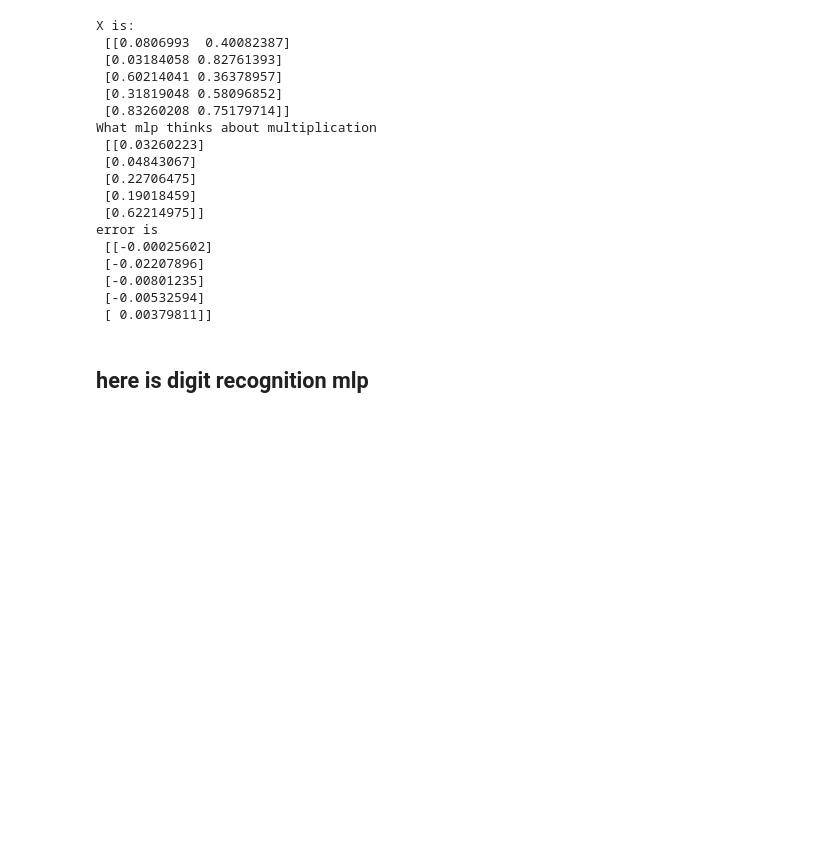
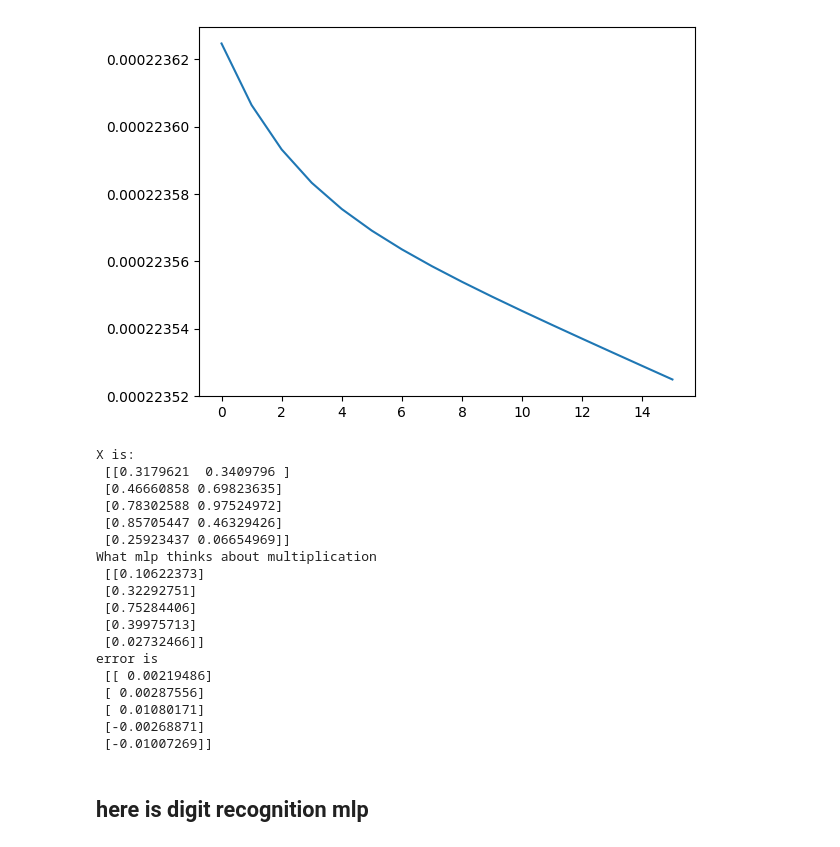
Before and after one commit to a-arakelian/first-steps-in-ML, a Jupyter notebook: handwritten_digit_recognition/mlp.ipynb, the cells around one changed output. Saved outputs shown, nothing was run; the diff lists cells and outputs as text; code cells hidden in the pictures; blank space fills up the shorter version.

```diff
--- a/handwritten_digit_recognition/mlp.ipynb
+++ b/handwritten_digit_recognition/mlp.ipynb
@@ -36,12 +35,15 @@ error is
 # %%
 mlp2_mul = MLP2([(2, ), (3, 'sigmoid'), (2, 'sigmoid'), (1, 'sigmoid')])
 # %%
-for _ in range(1000):
+for _ in range(500):
     n_samples = 1000
     X = np.random.rand(n_samples, 2)
     Y = X[:, 0] * X[:, 1]
     Y.shape = (n_samples, -1)
     mlp2_mul.fit(X, Y, 50, 3, batch_size=1000, show_los = False)
+mlp2_mul.fit(X, Y, 15, 0.3, batch_size=1000)
+# %% [output]
+[figure, added]
 # %%
 m_samples = 5
 X_test = np.random.rand(m_samples, 2)
@@ -52,23 +54,23 @@ print('What mlp thinks about multiplication \n', mlp2_mul.forward_propagat(X_tes
 print('error is \n', Y_test - mlp2_mul.forward_propagat(X_test))
 # %% [output]
 X is:
- [[0.0806993  0.40082387]
- [0.03184058 0.82761393]
- [0.60214041 0.36378957]
- [0.31819048 0.58096852]
- [0.83260208 0.75179714]]
+ [[0.3179621  0.3409796 ]
+ [0.46660858 0.69823635]
+ [0.78302588 0.97524972]
+ [0.85705447 0.46329426]
+ [0.25923437 0.06654969]]
 What mlp thinks about multiplication
- [[0.03260223]
- [0.04843067]
- [0.22706475]
- [0.19018459]
- [0.62214975]]
+ [[0.10622373]
+ [0.32292751]
+ [0.75284406]
+ [0.39975713]
+ [0.02732466]]
 error is
- [[-0.00025602]
- [-0.02207896]
- [-0.00801235]
- [-0.00532594]
- [ 0.00379811]]
+ [[ 0.00219486]
+ [ 0.00287556]
+ [ 0.01080171]
+ [-0.00268871]
+ [-0.01007269]]
 # %% [markdown]
 ## here is digit recognition mlp
 # %%
```
Also changed, not shown: parts of 21 cells of this notebook.
